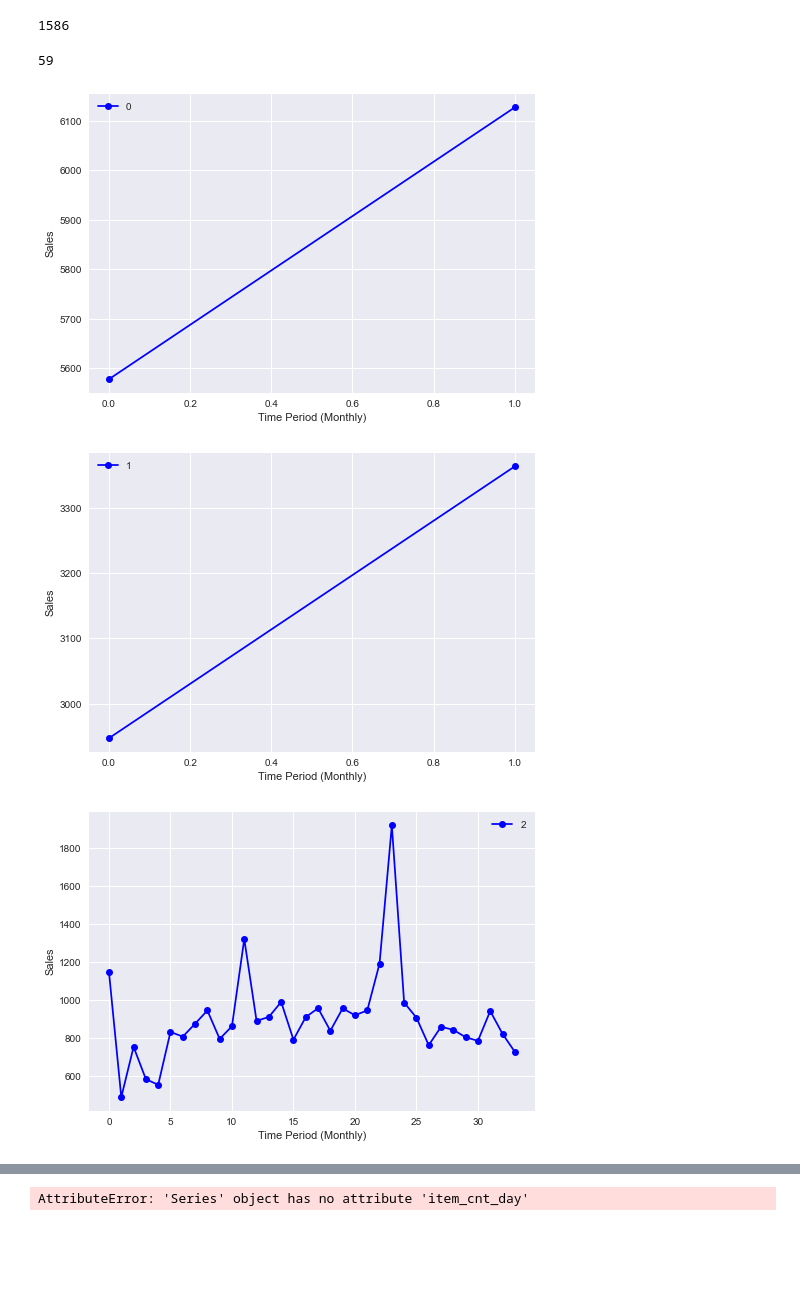
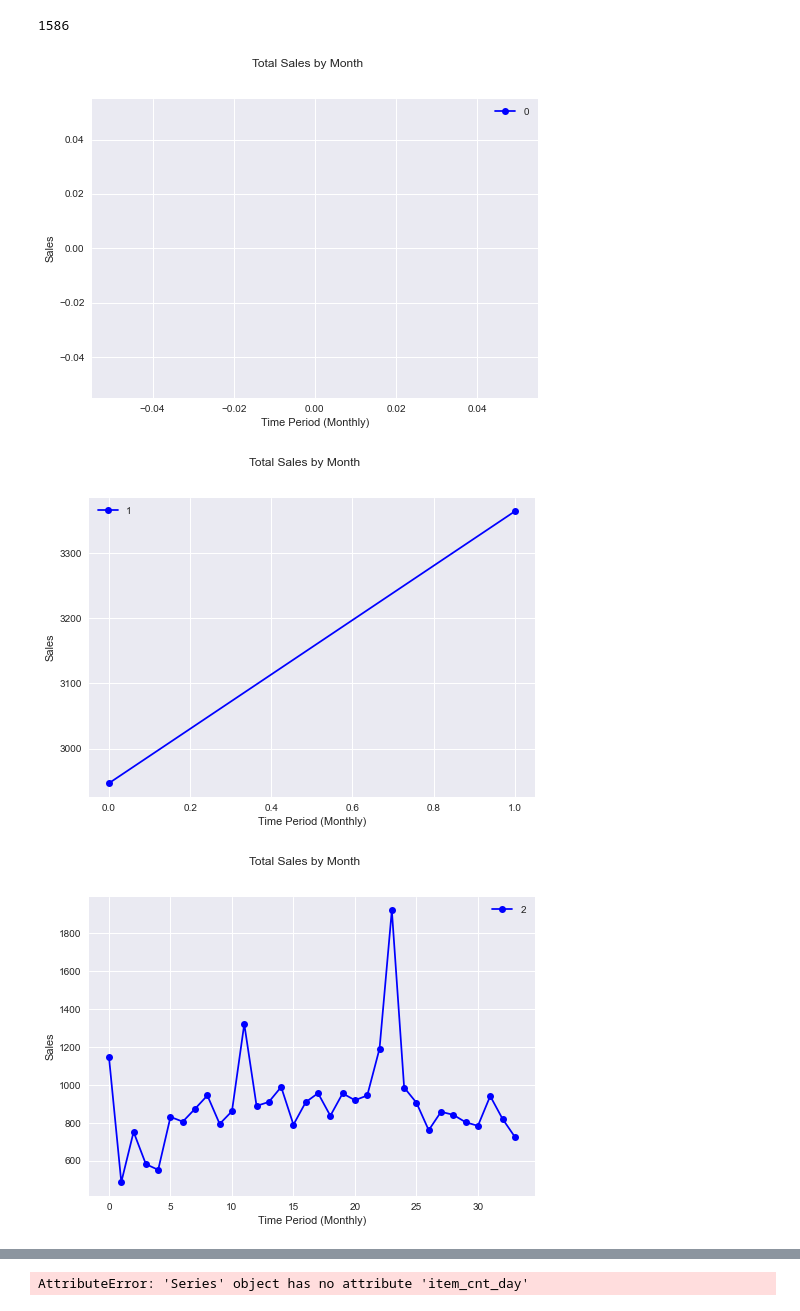
Before and after one commit to jguzman94/capstone-project, a Jupyter notebook: caps_1.ipynb, the cells around one changed output, grey strips where cells are left out. Cells and saved outputs as stored; diff of their text form; code cells hidden in the pictures; blank space fills up the shorter version.

```diff
--- a/caps_1.ipynb
+++ b/caps_1.ipynb
@@ -175,7 +157,7 @@ df3.groupby(by = 'shop_id').count()
 | 58 | 32 | 32 |
 | 59 | 34 | 34 |
 # %%
-df3 = df3[df3['shop_id'] == 2];df3.head(20)
+df3 = df3[df3['shop_id'] == 2];df3.head()
 # %% [output]
 |  | date_block_num | shop_id | item_cnt_day |
 | 2 | 0 | 2 | 1146 |
@@ -197,2 +167,0 @@ df3 = df3[df3['shop_id'] == 2];df3.head(20)
-# %%
-df3 = df2.reset_index(drop=False);df3.head(20)
@@ -218,25 +169,21 @@ df3 = df2.reset_index(drop=False);df3.head(20)
 df3['shop_id'].count()
 # %% [output]
 1586
-# %%
-max(df3['shop_id'])
-# %% [output]
-59
 # %%
 for i in range (0,59):
 
     df3 = df3[df3['shop_id'] == i]
-
+    fig = plt.figure()
     fig.suptitle('Total Sales by Month')
 
     plt.xlabel('Time Period (Monthly)')
     plt.ylabel('Sales')
     actual = plt.plot(df3['date_block_num'], df3['item_cnt_day'], 'bo-', label='Sales')
     plt.legend(f'{i}')
     plt.show()
 
     df3 = df2.reset_index(drop=False)
 # %% [output]
-[figure, old version]
+[figure, new version]
-[figure, old version]
+[figure, new version]
-[figure, old version]
+[figure, new version]
```
Also changed, not shown: parts of 7 cells of this notebook.
